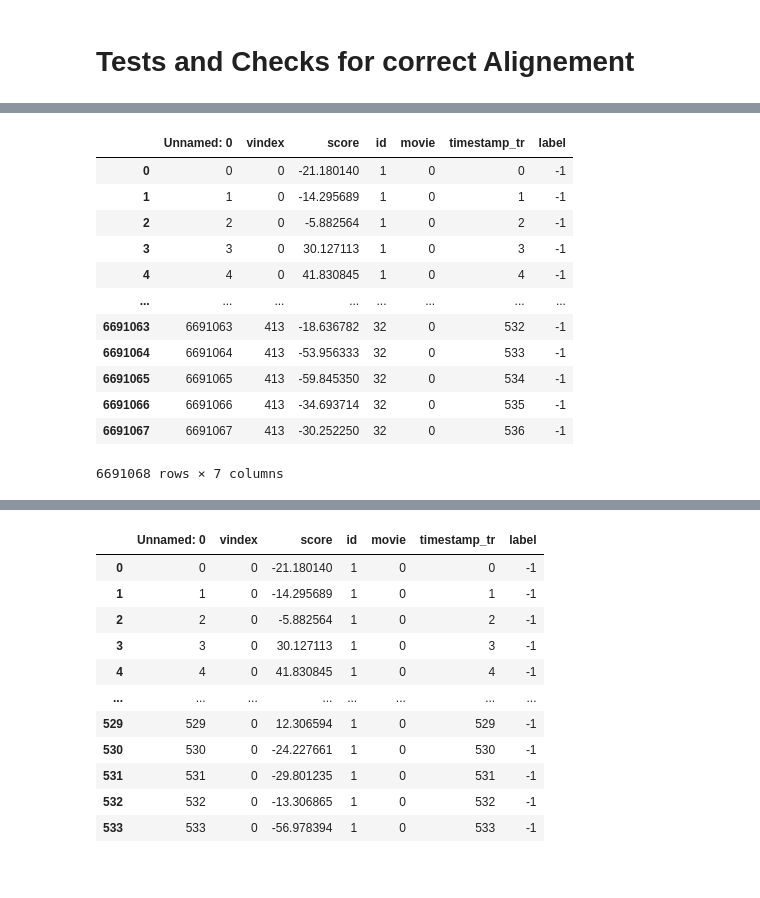
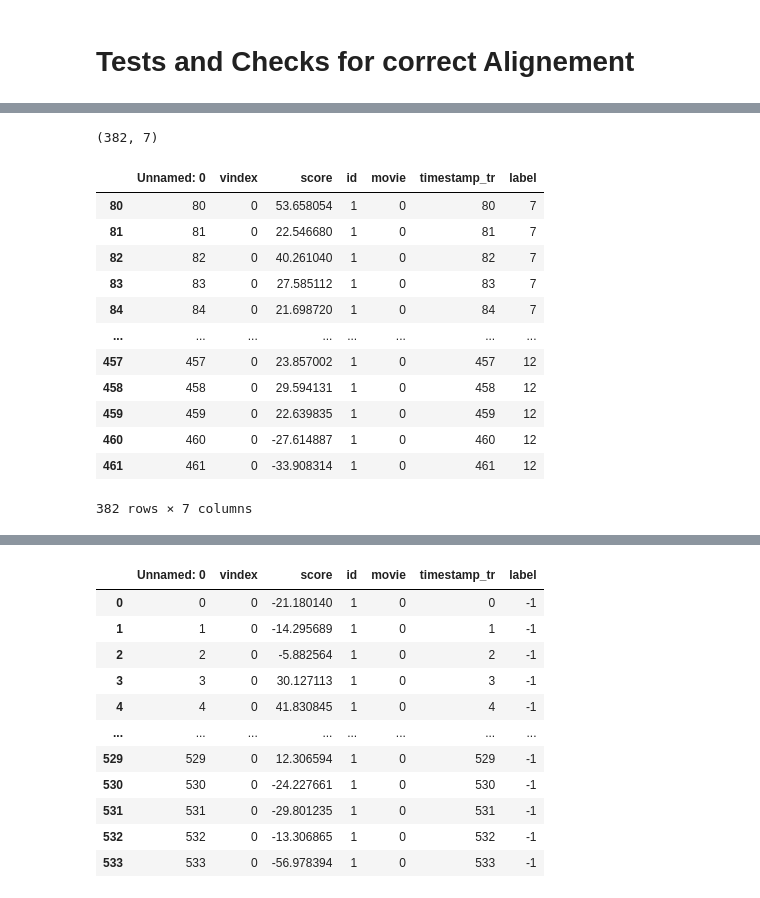
Before and after one commit to CS-433/ml-project-2-zenconvolutionalgraph, a Jupyter notebook: EDA/1_create_dataset.ipynb, the cells around one changed output, grey strips where cells are left out. Cells and saved outputs as stored; diff of their text form; code cells hidden in the pictures.

```diff
--- a/EDA/1_create_dataset.ipynb
+++ b/EDA/1_create_dataset.ipynb
@@ -555,20 +511,33 @@ movies_df_loaded
 # %%
 # let's use after the rain for tets
-afterrain = movies_df_loaded[movies_df_loaded.movie == 0]
-afterrain
+df_rain = movies_df_loaded[movies_df_loaded.movie == 0]
-# %% [output]
-|  | Unnamed: 0 | vindex | score | id | movie | timestamp_tr | label |
-| 0 | 0 | 0 | -21.180140 | 1 | 0 | 0 | -1 |
-| 1 | 1 | 0 | -14.295689 | 1 | 0 | 1 | -1 |
-| 2 | 2 | 0 | -5.882564 | 1 | 0 | 2 | -1 |
-| 3 | 3 | 0 | 30.127113 | 1 | 0 | 3 | -1 |
-| 4 | 4 | 0 | 41.830845 | 1 | 0 | 4 | -1 |
-| ... | ... | ... | ... | ... | ... | ... | ... |
-| 6691063 | 6691063 | 413 | -18.636782 | 32 | 0 | 532 | -1 |
-| 6691064 | 6691064 | 413 | -53.956333 | 32 | 0 | 533 | -1 |
-| 6691065 | 6691065 | 413 | -59.845350 | 32 | 0 | 534 | -1 |
-| 6691066 | 6691066 | 413 | -34.693714 | 32 | 0 | 535 | -1 |
-| 6691067 | 6691067 | 413 | -30.252250 | 32 | 0 | 536 | -1 |
-6691068 rows × 7 columns
+# %%
+# I should have (for a single subj and single ROI) 382 lables differt from -1
+    #i.e labels that i can predicrt
+    #382 bacuse it is the number of TR that the movie lasts and also the number fo labels in the labels_file
+
+df_rain[(df_rain.vindex == 0) & (df_rain.id == 1) & (df_rain.label != -1)].shape
+# %% [output]
+(382, 7)
+# %%
+# for a SINGLE SUB AND SINGLE NODE
+# check
+    # the TR when the mvoie STARTS (ie labels != -1) --> it hsoudl be 76+4 (as define din pcikel file)
+    # when it finish --> start + length(or numner labels) +4 = 76 + 382 + 4 = 462
+df_rain[(df_rain.vindex == 0) & (df_rain.id == 1) & (df_rain.label != -1)]
+# %% [output]
+|  | Unnamed: 0 | vindex | score | id | movie | timestamp_tr | label |
+| 80 | 80 | 0 | 53.658054 | 1 | 0 | 80 | 7 |
+| 81 | 81 | 0 | 22.546680 | 1 | 0 | 81 | 7 |
+| 82 | 82 | 0 | 40.261040 | 1 | 0 | 82 | 7 |
+| 83 | 83 | 0 | 27.585112 | 1 | 0 | 83 | 7 |
+| 84 | 84 | 0 | 21.698720 | 1 | 0 | 84 | 7 |
+| ... | ... | ... | ... | ... | ... | ... | ... |
+| 457 | 457 | 0 | 23.857002 | 1 | 0 | 457 | 12 |
+| 458 | 458 | 0 | 29.594131 | 1 | 0 | 458 | 12 |
+| 459 | 459 | 0 | 22.639835 | 1 | 0 | 459 | 12 |
+| 460 | 460 | 0 | -27.614887 | 1 | 0 | 460 | 12 |
+| 461 | 461 | 0 | -33.908314 | 1 | 0 | 461 | 12 |
+382 rows × 7 columns
 # %%
 # for a SINGLE TIMEPOINT AND SINGLE SUB the ows hsud eb equal tot th numebr of nodes --> 414
```
Also changed, not shown: parts of 20 cells of this notebook, 5 other files.
